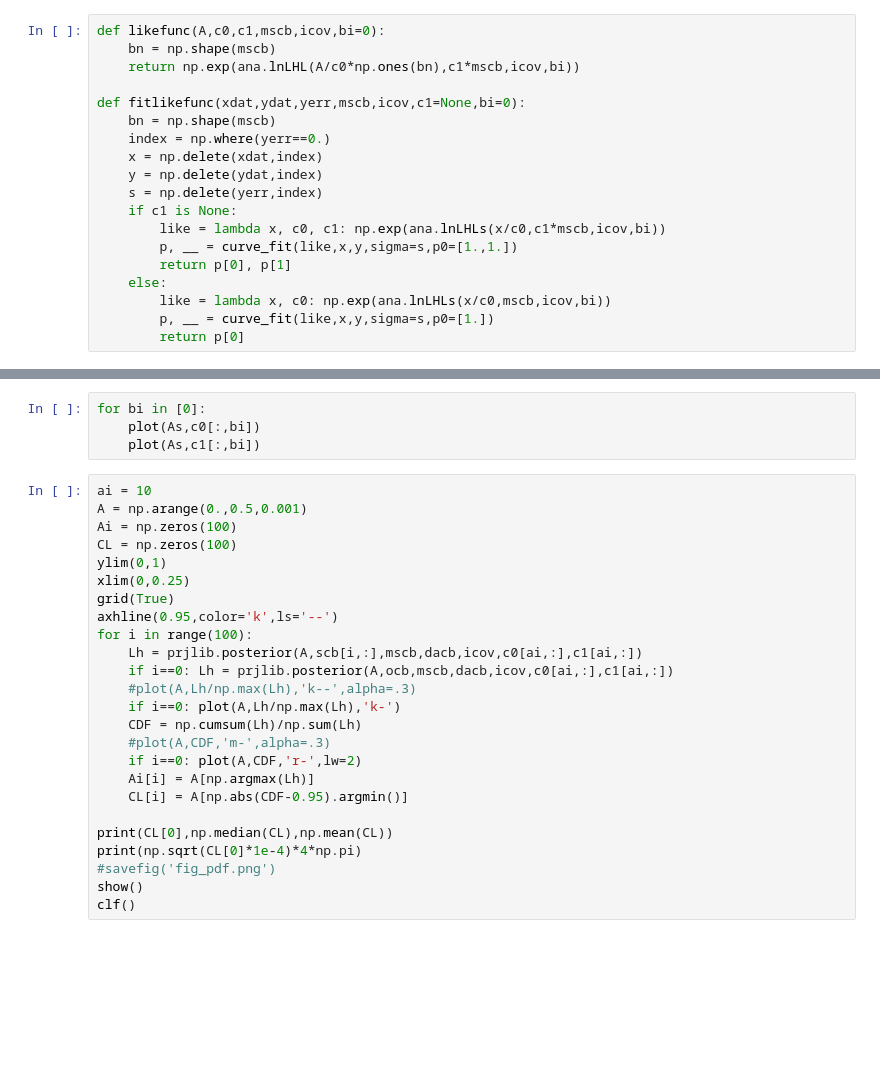
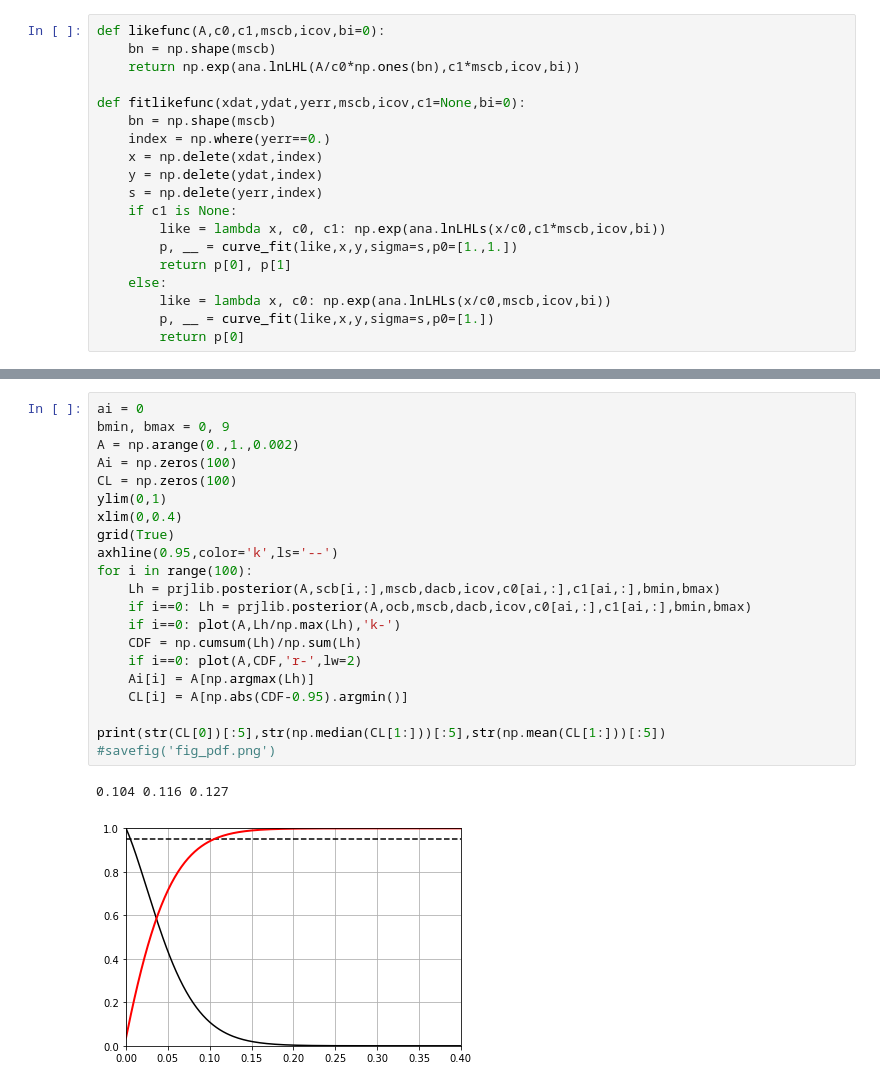
Before and after one commit to ACTCollaboration/cosmicbirefringence, a Jupyter notebook: ms_likelihood_HL.ipynb, the cells around one changed output, grey strips where cells are left out. Cells and saved outputs as stored; diff of their text form; blank space fills up the shorter version.

```diff
--- a/ms_likelihood_HL.ipynb
+++ b/ms_likelihood_HL.ipynb
@@ -86,29 +102,24 @@ for i, Acb in enumerate(As):
-# %%
-for bi in [0]:
-    plot(As,c0[:,bi])
-    plot(As,c1[:,bi])
 # %%
-ai = 10
-A = np.arange(0.,0.5,0.001)
+ai = 0
+bmin, bmax = 0, 9
+A = np.arange(0.,1.,0.002)
 Ai = np.zeros(100)
 CL = np.zeros(100)
 ylim(0,1)
-xlim(0,0.25)
+xlim(0,0.4)
 grid(True)
 axhline(0.95,color='k',ls='--')
 for i in range(100):
-    Lh = prjlib.posterior(A,scb[i,:],mscb,dacb,icov,c0[ai,:],c1[ai,:])
-    if i==0: Lh = prjlib.posterior(A,ocb,mscb,dacb,icov,c0[ai,:],c1[ai,:])
-    #plot(A,Lh/np.max(Lh),'k--',alpha=.3)
+    Lh = prjlib.posterior(A,scb[i,:],mscb,dacb,icov,c0[ai,:],c1[ai,:],bmin,bmax)
+    if i==0: Lh = prjlib.posterior(A,ocb,mscb,dacb,icov,c0[ai,:],c1[ai,:],bmin,bmax)
     if i==0: plot(A,Lh/np.max(Lh),'k-')
     CDF = np.cumsum(Lh)/np.sum(Lh)
-    #plot(A,CDF,'m-',alpha=.3)
     if i==0: plot(A,CDF,'r-',lw=2)
     Ai[i] = A[np.argmax(Lh)]
     CL[i] = A[np.abs(CDF-0.95).argmin()]
 
-print(CL[0],np.median(CL),np.mean(CL))
-print(np.sqrt(CL[0]*1e-4)*4*np.pi)
+print(str(CL[0])[:5],str(np.median(CL[1:]))[:5],str(np.mean(CL[1:]))[:5])
 #savefig('fig_pdf.png')
-show()
-clf()
+# %% [output]
+0.104 0.116 0.127
+[figure, added]
```
Also changed, not shown: parts of 3 cells of this notebook.
